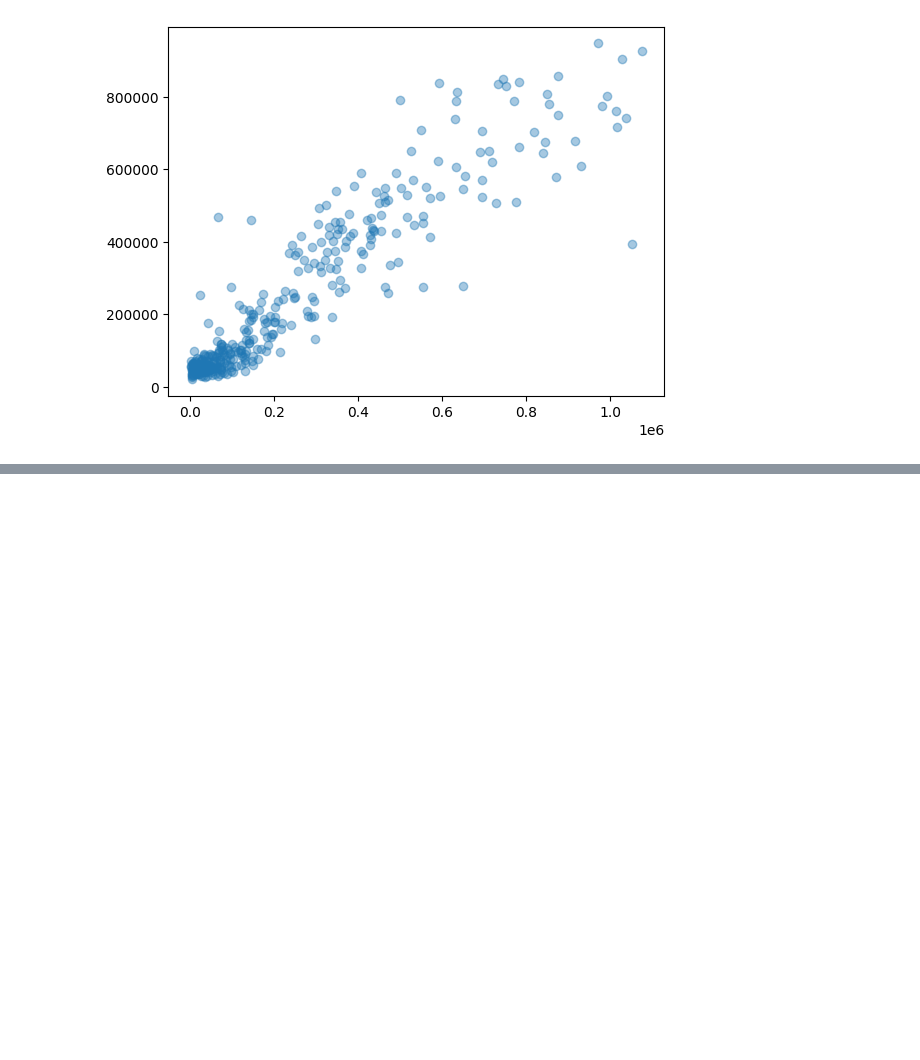
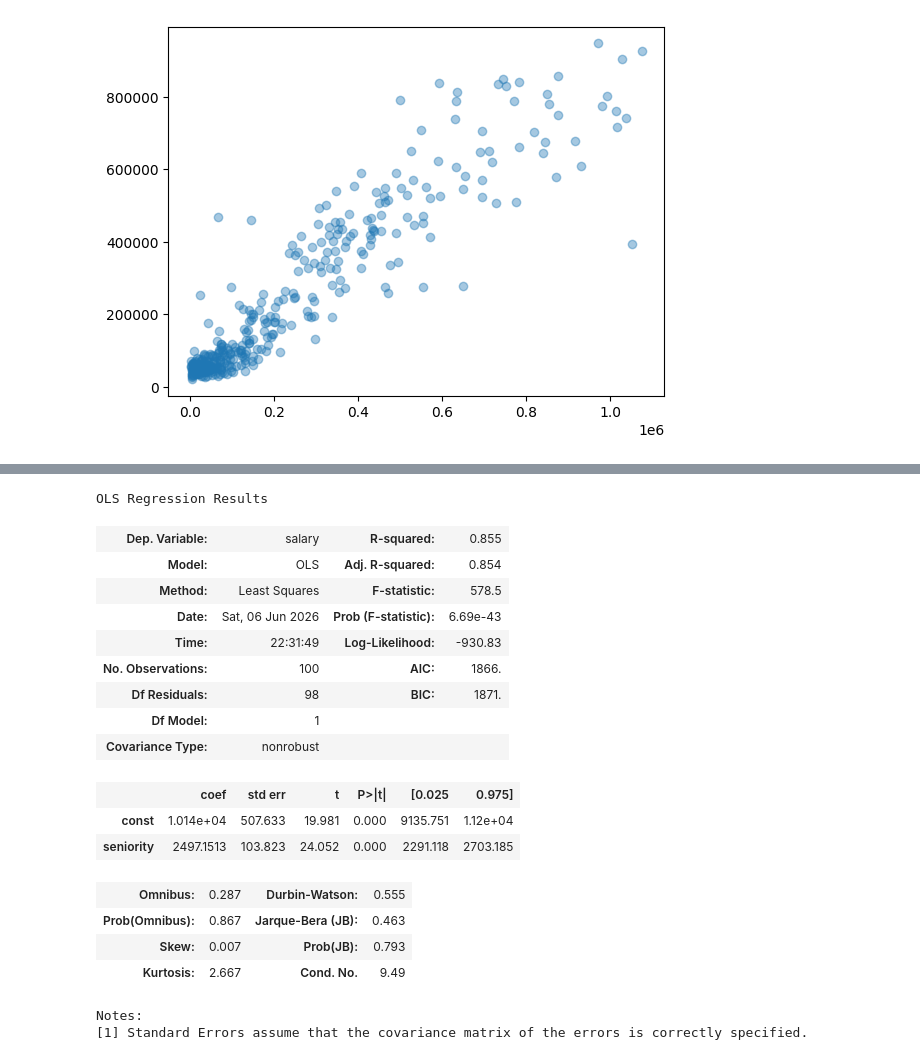
Before and after one commit to EuRoXy/dsp, a Jupyter notebook: simple_linReg.ipynb, the cells around one changed output, grey strips where cells are left out. Drawn from its saved outputs; the diff is of its cells as text; code cells hidden in the pictures; blank space fills up the shorter version.

```diff
--- a/simple_linReg.ipynb
+++ b/simple_linReg.ipynb
@@ -496,0 +539,24 @@ plt.scatter(y_test, pred, alpha=0.4)
+# %%
+X2 = sm.add_constant(x)
+est = sm.OLS(y, X2).fit()
+est.summary()
+# %% [output]
+OLS Regression Results
+| Dep. Variable: | salary | R-squared: | 0.855 |
+| Model: | OLS | Adj. R-squared: | 0.854 |
+| Method: | Least Squares | F-statistic: | 578.5 |
+| Date: | Sat, 06 Jun 2026 | Prob (F-statistic): | 6.69e-43 |
+| Time: | 22:31:49 | Log-Likelihood: | -930.83 |
+| No. Observations: | 100 | AIC: | 1866. |
+| Df Residuals: | 98 | BIC: | 1871. |
+| Df Model: | 1 |  |  |
+| Covariance Type: | nonrobust |  |  |
+|  | coef | std err | t | P>|t| | [0.025 | 0.975] |
+| const | 1.014e+04 | 507.633 | 19.981 | 0.000 | 9135.751 | 1.12e+04 |
+| seniority | 2497.1513 | 103.823 | 24.052 | 0.000 | 2291.118 | 2703.185 |
+| Omnibus: | 0.287 | Durbin-Watson: | 0.555 |
+| Prob(Omnibus): | 0.867 | Jarque-Bera (JB): | 0.463 |
+| Skew: | 0.007 | Prob(JB): | 0.793 |
+| Kurtosis: | 2.667 | Cond. No. | 9.49 |
+Notes:
+[1] Standard Errors assume that the covariance matrix of the errors is correctly specified.
```
Also changed, not shown: parts of 14 cells of this notebook, 1 other file.
